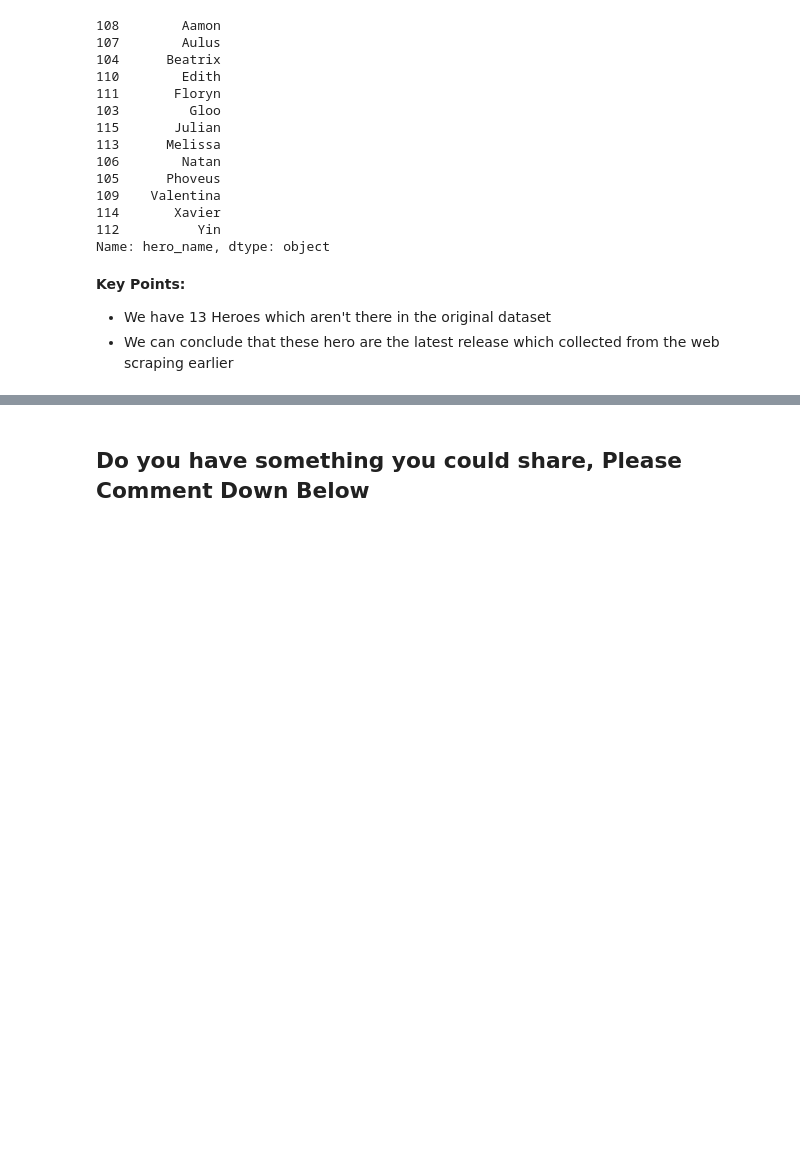
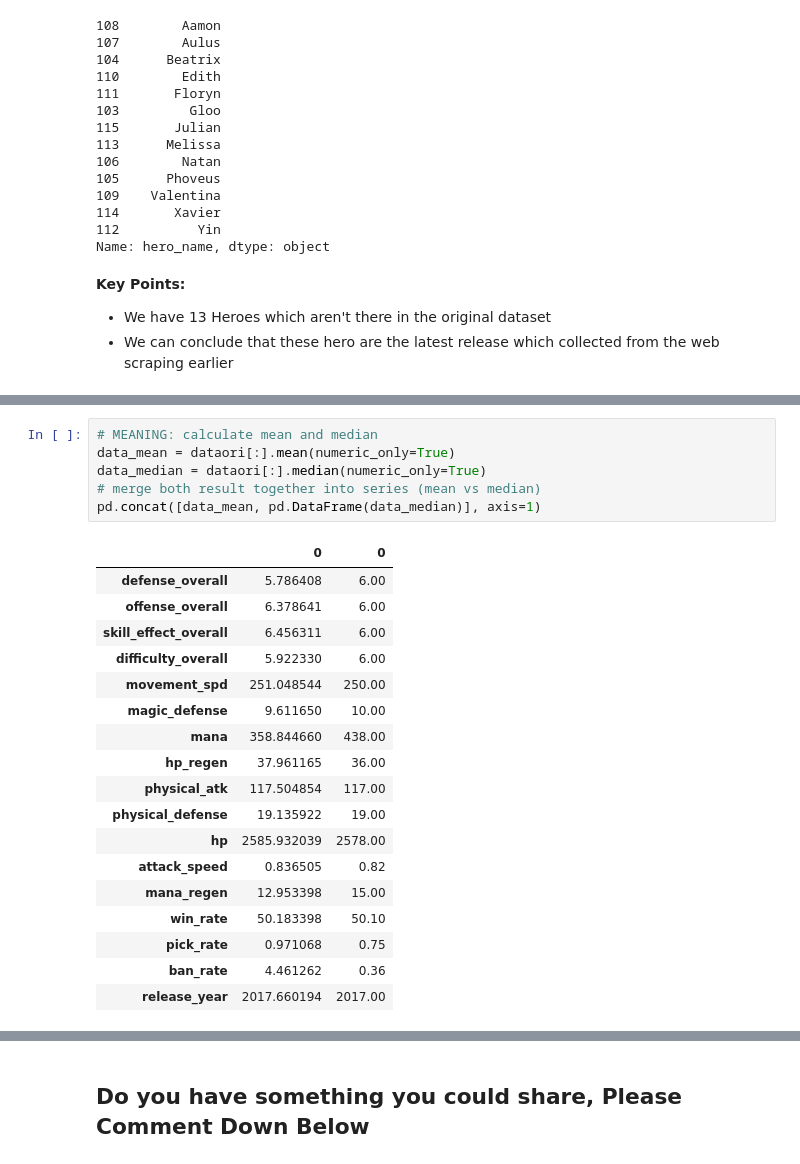
Before and after one commit to wjudho/google-data-analytics-capstone-project, a Jupyter notebook: mlbb-data-preprocessing-cleaning-web-scraping.ipynb, the cells around one changed output, grey strips where cells are left out. Saved outputs shown, nothing was run; the diff lists cells and outputs as text; blank space fills up the shorter version.

```diff
--- a/mlbb-data-preprocessing-cleaning-web-scraping.ipynb
+++ b/mlbb-data-preprocessing-cleaning-web-scraping.ipynb
@@ -446,0 +472,25 @@ Name: hero_name, dtype: object
+# %%
+# MEANING: calculate mean and median
+data_mean = dataori[:].mean(numeric_only=True)
+data_median = dataori[:].median(numeric_only=True)
+# merge both result together into series (mean vs median)
+pd.concat([data_mean, pd.DataFrame(data_median)], axis=1)
+# %% [output]
+|  | 0 | 0 |
+| defense_overall | 5.786408 | 6.00 |
+| offense_overall | 6.378641 | 6.00 |
+| skill_effect_overall | 6.456311 | 6.00 |
+| difficulty_overall | 5.922330 | 6.00 |
+| movement_spd | 251.048544 | 250.00 |
+| magic_defense | 9.611650 | 10.00 |
+| mana | 358.844660 | 438.00 |
+| hp_regen | 37.961165 | 36.00 |
+| physical_atk | 117.504854 | 117.00 |
+| physical_defense | 19.135922 | 19.00 |
+| hp | 2585.932039 | 2578.00 |
+| attack_speed | 0.836505 | 0.82 |
+| mana_regen | 12.953398 | 15.00 |
+| win_rate | 50.183398 | 50.10 |
+| pick_rate | 0.971068 | 0.75 |
+| ban_rate | 4.461262 | 0.36 |
+| release_year | 2017.660194 | 2017.00 |
```
Also changed, not shown: parts of 10 cells of this notebook.
